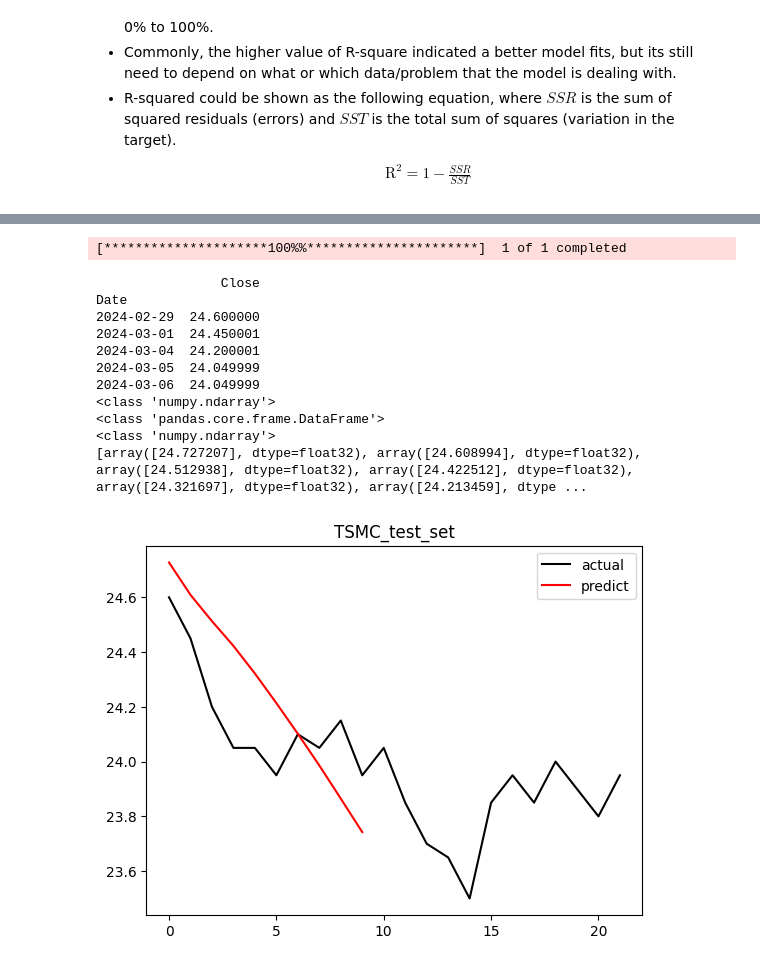
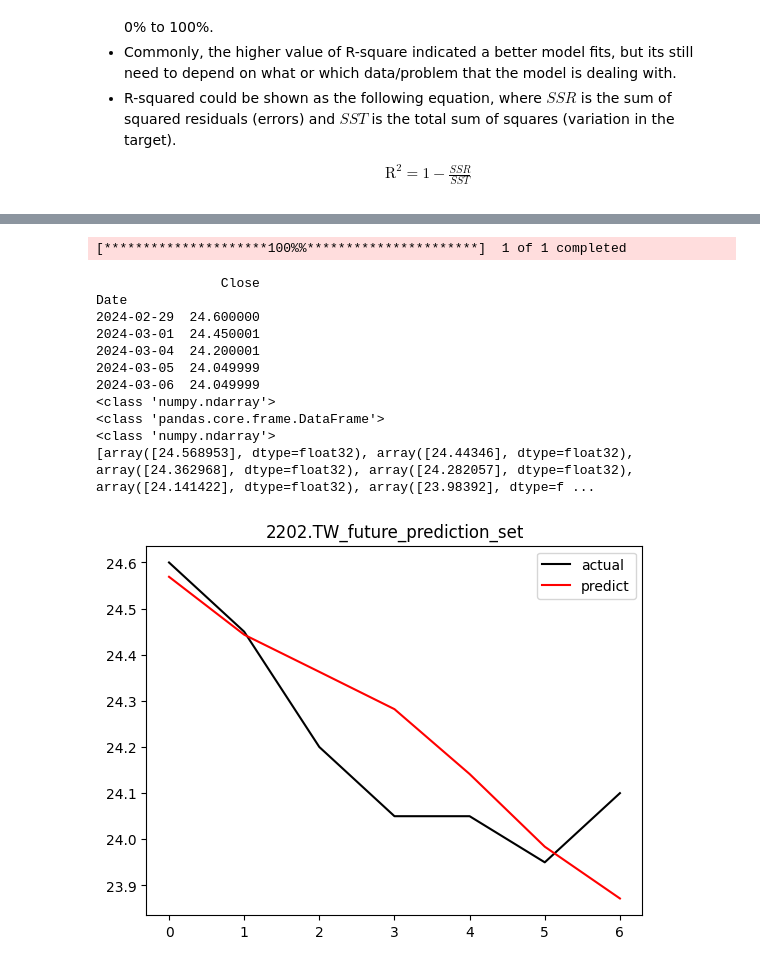
Before and after one commit to This-is-Becky/LSTM-stock-prediction, a Jupyter notebook: 1_inputs_LSTM_中鋼_30_mar.ipynb, the cells around one changed output, grey strips where cells are left out. Drawn from its saved outputs; the diff is of its cells as text; code cells hidden in the pictures.

```diff
--- a/1_inputs_LSTM_中鋼_30_mar.ipynb
+++ b/1_inputs_LSTM_中鋼_30_mar.ipynb
@@ -443,11 +465,11 @@ print(df_scaled.shape)
 predicted_prices = []
 
 #take the last sequence
-number_of_days=5
+number_of_days=12
 last_sequence = df_scaled[-number_of_days:]
 print(last_sequence)
 print(last_sequence.shape)
-print(f'this{last_sequence.shape[1]}')
+
 
 # (number_of_samples, number_of_time_steps, number_of_features)
 last_sequence_reshape= last_sequence.reshape(1,number_of_days,last_sequence.shape[1])
@@ -485,15 +528,0 @@ this1
-# %%
-future_pred=[]
-
-for _ in range(10):
-  next_day_prediction = model.predict(last_sequence_reshape)
-  # Append the prediction to the list
-  last_sequence=np.append(last_sequence,next_day_prediction)
-  new_last_sequence=last_sequence[-number_of_days:]
-  new_last_sequence_reshape=new_last_sequence.reshape(1,number_of_days,1)
-  last_sequence_reshape=new_last_sequence_reshape
-  next_day_prediction_inverse=df_scaler.inverse_transform(next_day_prediction)
-  future_pred.append(next_day_prediction_inverse.flatten())
-
-  print(f'next_day_prediction{next_day_prediction}')
-  print(f'next_day_prediction_inverse{df_scaler.inverse_transform(next_day_prediction)}')
@@ -518,37 +532,37 @@ next_day_prediction_inverse[[23.742441]]
 # %%
 
 test_data_start= dt.datetime(2024,2,29)
-test_data_end = dt.datetime(2024,4,1)
+test_data_end = dt.datetime(2024,3,11)
 predi_data = yf.download(company, test_data_start, test_data_end)
 ##determine the columns of data##
 df=predi_data[['Close']]
 print(df.head())
 
 print(type(next_day_prediction))
 print(type(df))
 
 array = df.values
 
 # print(array)
 print(type(array))
 print(future_pred)
 
 plt.plot(array, color='black', label=f'actual')
 plt.plot(future_pred, color='red', label=f'predict')
-plt.title(f"TSMC_test_set")
+plt.title(f"2202.TW_future_prediction_set")
 plt.legend()
 plt.show()
 # %% [output]
 [*********************100%%**********************]  1 of 1 completed
                 Close
 Date
 2024-02-29  24.600000
 2024-03-01  24.450001
 2024-03-04  24.200001
 2024-03-05  24.049999
 2024-03-06  24.049999
 <class 'numpy.ndarray'>
 <class 'pandas.core.frame.DataFrame'>
 <class 'numpy.ndarray'>
-[array([24.727207], dtype=float32), array([24.608994], dtype=float32), array([24.512938], dtype=float32), array([24.422512], dtype=float32), array([24.321697], dtype=float32), array([24.213459], dtype ...
+[array([24.568953], dtype=float32), array([24.44346], dtype=float32), array([24.362968], dtype=float32), array([24.282057], dtype=float32), array([24.141422], dtype=float32), array([23.98392], dtype=f ...
-[figure, old version]
+[figure, new version]
```
Also changed, not shown: parts of 12 cells of this notebook.
